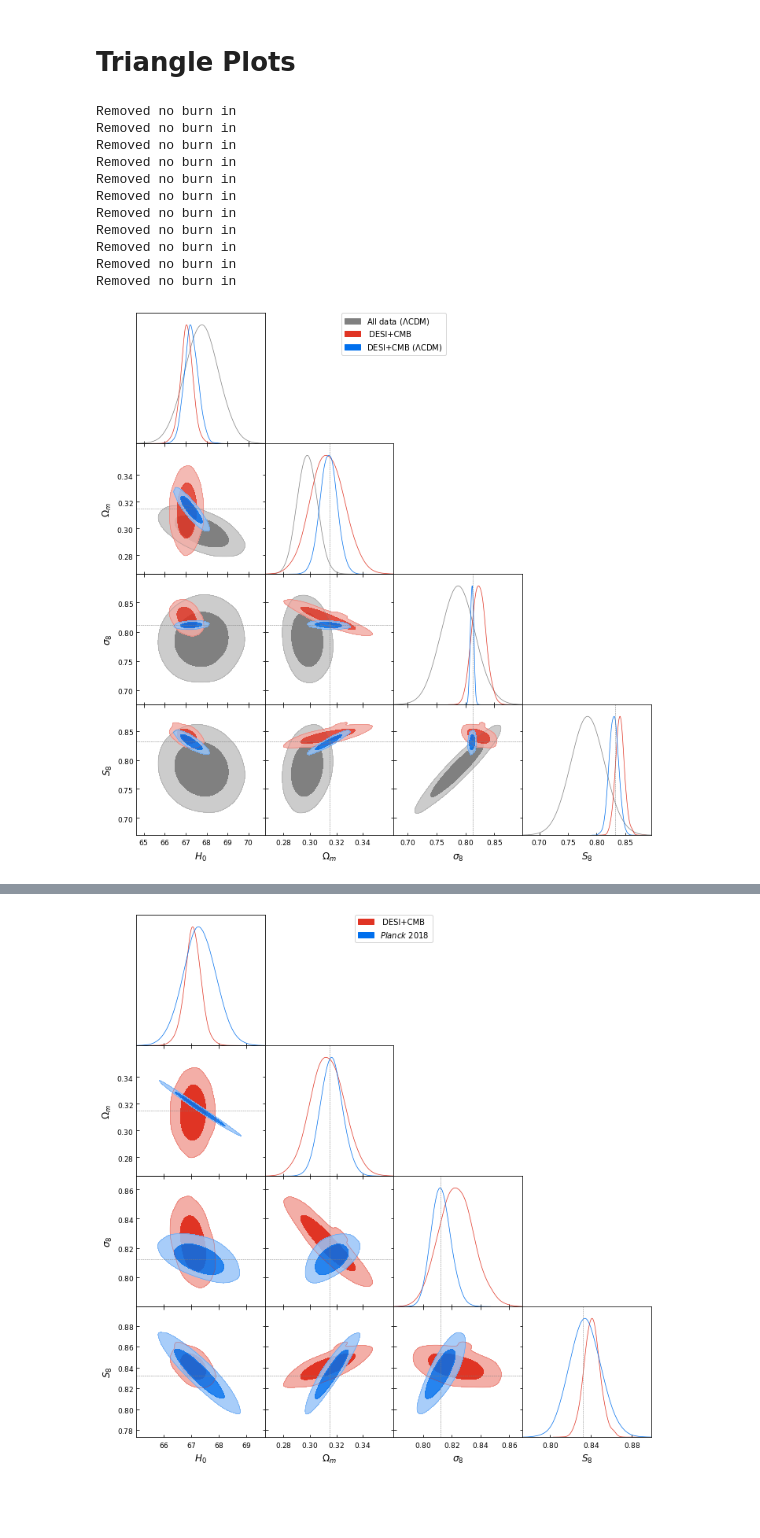
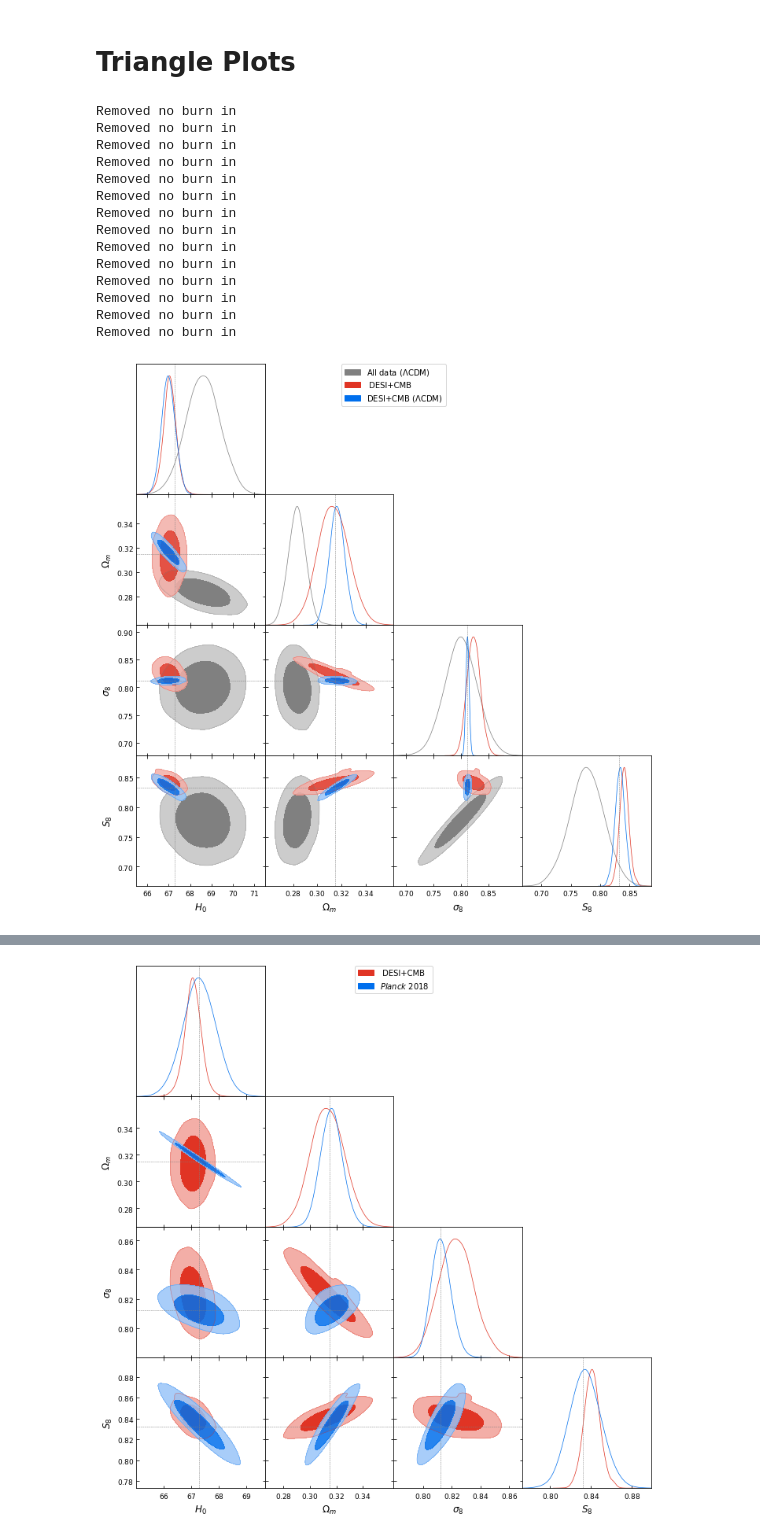
Before and after one commit to JaimeRZP/Growz, a Jupyter notebook: notebooks/plotting_clean.ipynb, the cells around one changed output, grey strips where cells are left out. Saved outputs shown, nothing was run; the diff lists cells and outputs as text; code cells hidden in the pictures; blank space fills up the shorter version.

```diff
--- a/notebooks/plotting_clean.ipynb
+++ b/notebooks/plotting_clean.ipynb
@@ -147,8 +143,11 @@ def get_m_s(rows):
 # %%
 #LCDM
 path = '/home/jaime/PhD/Growz/data/outputs/LCDM/'
-fiducial_LCDM = np.load(os.path.join(path,'LCDM_All_CMB_Planck_10000_10000/samples.npz'))
-DESI_LCDM = np.load(os.path.join(path,'LCDM_DESI_CMB_Planck_1000_1000/samples.npz'))
+fiducial_LCDM2 = np.load(os.path.join(path,'LCDM_All_CMB_Planck_10000_10000/samples.npz'))
+fiducial_LCDM = np.load(os.path.join(path,'LCDM_All_CMB_Planck_2500_2500/samples.npz'))
+DESI_LCDM2 = np.load(os.path.join(path,'LCDM_DESI_CMB_Planck_1000_1000/samples.npz'))
+DESI_LCDM = np.load(os.path.join(path,'LCDM_DESI_CMB_Planck_2500_2500/samples.npz'))
+CMB_LCDM = np.load(os.path.join(path,'LCDM_CMB_Planck_10000_10000/samples.npz'))
 
 path = '/home/jaime/PhD/Growz/data/outputs/finals/'
 #All_CMB = np.load(os.path.join(path, 'All_CMB_Planck_95_2500_2500/samples.npz'))
@@ -432,8 +431,14 @@ ranges_c = {'H0_gp':[60, 80], 'Omega_m':[0.00, 0.5], 's80':[0, 1.2], 'S80':[0, 1
 # %%
 Fiducial_LCDM_samples = make_samples(fiducial_LCDM, ['H0_gp', 'Omega_m', 's80', 'S80', 'M', 'rd'],
                                 ranges, r'All data ($\Lambda$CDM)')
-DESI_LCDM_samples = make_samples(DESI_LCDM, ['H0_gp', 'Omega_m', 's80', 'S80'],
+Fiducial_LCDM2_samples = make_samples(fiducial_LCDM2, ['H0_gp', 'Omega_m', 's80', 'S80', 'M', 'rd'],
+                                ranges, r'All data ($\Lambda$CDM old)')
+DESI_LCDM_samples = make_samples(DESI_LCDM, ['H0_gp', 'Omega_m', 's80', 'S80', 'rd'],
                                 ranges, r'DESI+CMB ($\Lambda$CDM)')
+DESI_LCDM2_samples = make_samples(DESI_LCDM2, ['H0_gp', 'Omega_m', 's80', 'S80', 'rd'],
+                                ranges, r'DESI+CMB ($\Lambda$CDM old)')
+CMB_LCDM_samples = make_samples(CMB_LCDM, ['H0_gp', 'Omega_m', 'rd'],
+                                ranges, r'CMB ($\Lambda$CDM)')
 All_CMB_samples = make_samples(All_CMB, ['A0', 'n', 'l', 'H0_gp', 'Omega_m', 's80', 'S80', 'rd', 'M'],
                                ranges, 'All data')
 All_CMB_noA0_samples = make_samples(All_CMB_noA0, ['n', 'l', 'H0_gp', 'Omega_m', 's80', 'S80', 'rd', 'M'],
@@ -464,17 +469,20 @@ Removed no burn in
 Removed no burn in
 Removed no burn in
 Removed no burn in
+Removed no burn in
+Removed no burn in
+Removed no burn in
 # %%
 g = plots.getSubplotPlotter(subplot_size=2.5)
 g.triangle_plot([Fiducial_LCDM_samples, DESI_CMB_samples, DESI_LCDM_samples],
                 ['H0_gp', 'Omega_m', 's80', 'S80'],
                 filled=True,
-                markers={'H0':100*data_class.cosmo.h(),
+                markers={'H0_gp':100*data_class.cosmo.h(),
                          'Omega_m': data_class.cosmo.Omega_m(),
                          's80': data_class.cosmo.sigma8(),
                          'S80': data_class.cosmo.sigma8()*np.sqrt(data_class.cosmo.Omega_m()/0.3),
                          'rd':147.06546072,
                          'M': -19.2})
 g.export('/mnt/c/Users/Jaime/Desktop/PhD/gp_figures/triangle_forecast.pdf')
 # %% [output]
-[figure, old version]
+[figure, new version]
```
Also changed, not shown: parts of 11 cells of this notebook, 2 other files.
